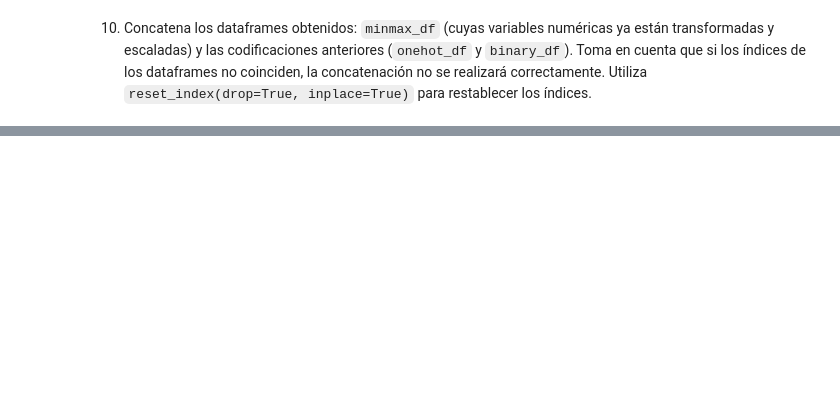
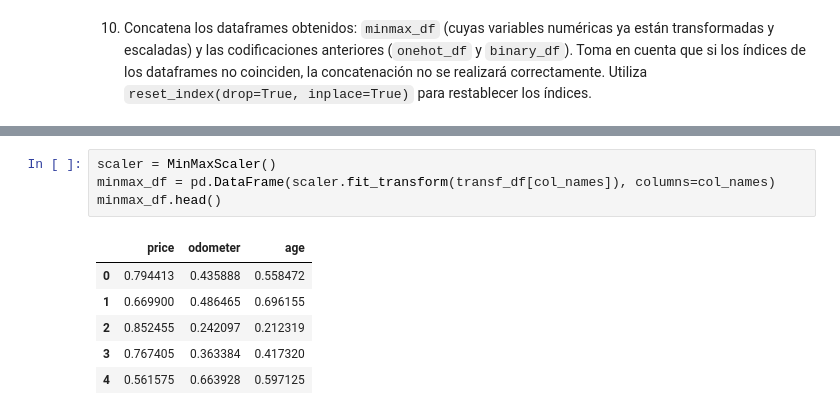
Before and after one commit to HesusG/actividades-HesusG, a Jupyter notebook: Actividad6FE.ipynb, the cells around one changed output, grey strips where cells are left out. Saved outputs shown, nothing was run; the diff lists cells and outputs as text; blank space fills up the shorter version.

```diff
--- a/Actividad6FE.ipynb
+++ b/Actividad6FE.ipynb
@@ -553,0 +663,11 @@ processed_df
+# %%
+scaler = MinMaxScaler()
+minmax_df = pd.DataFrame(scaler.fit_transform(transf_df[col_names]), columns=col_names)
+minmax_df.head()
+# %% [output]
+|  | price | odometer | age |
+| 0 | 0.794413 | 0.435888 | 0.558472 |
+| 1 | 0.669900 | 0.486465 | 0.696155 |
+| 2 | 0.852455 | 0.242097 | 0.212319 |
+| 3 | 0.767405 | 0.363384 | 0.417320 |
+| 4 | 0.561575 | 0.663928 | 0.597125 |
```
Also changed, not shown: parts of 34 cells of this notebook.
